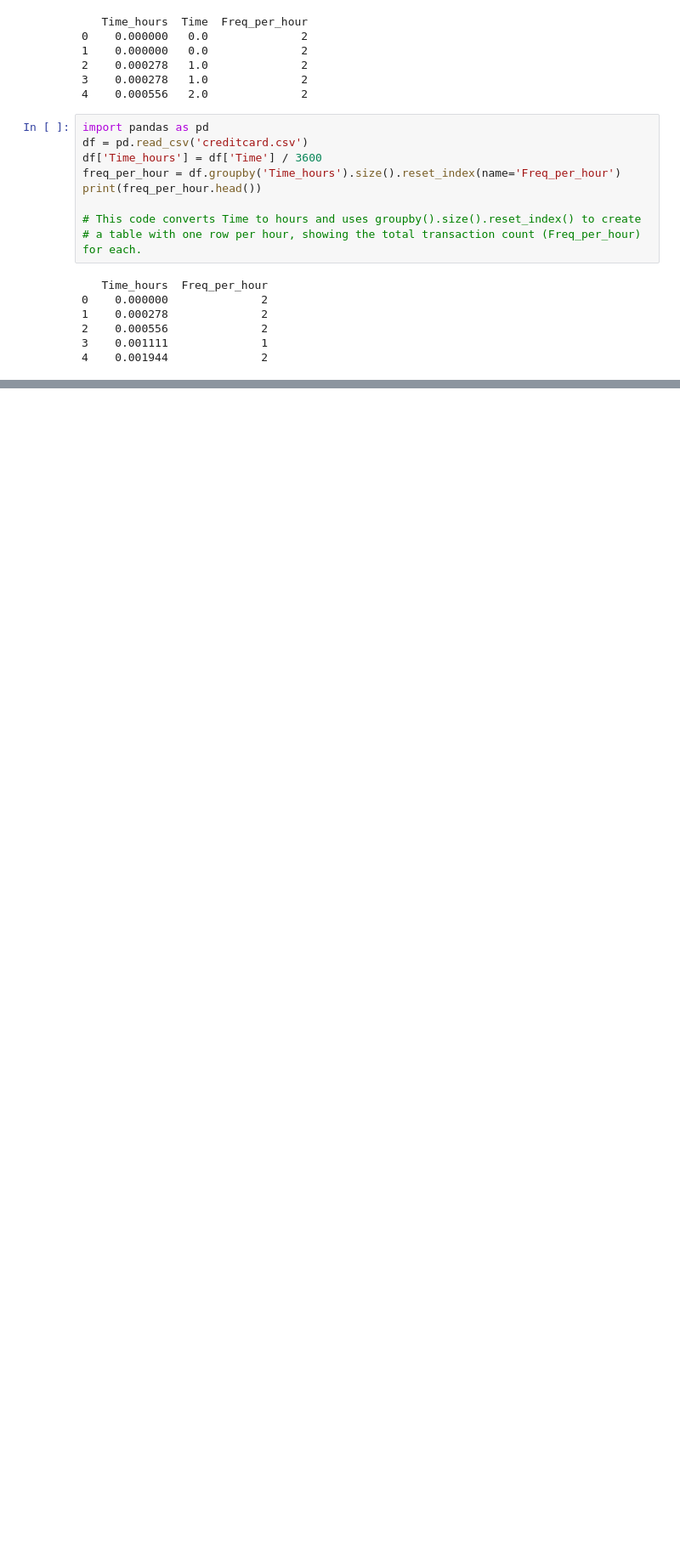
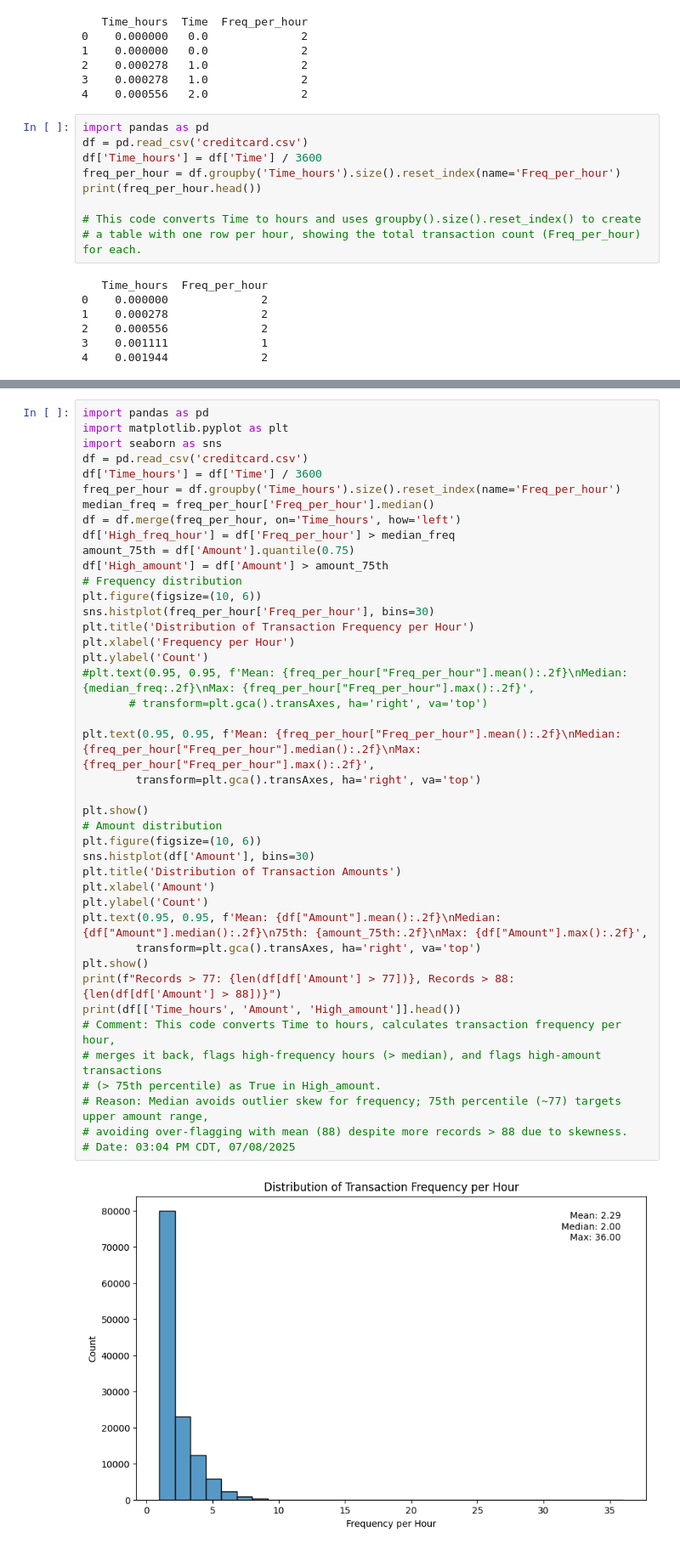
Before and after one commit to SamAGit2/Fraud-Detection-Project, a Jupyter notebook: CreditCard03.ipynb, the cells around one changed output, grey strips where cells are left out. Shown at 85% size. Saved outputs shown, nothing was run; the diff lists cells and outputs as text; blank space fills up the shorter version.

```diff
--- a/CreditCard03.ipynb
+++ b/CreditCard03.ipynb
@@ -32,0 +202,44 @@ print(freq_per_hour.head())
+# %%
+import pandas as pd
+import matplotlib.pyplot as plt
+import seaborn as sns
+df = pd.read_csv('creditcard.csv')
+df['Time_hours'] = df['Time'] / 3600
+freq_per_hour = df.groupby('Time_hours').size().reset_index(name='Freq_per_hour')
+median_freq = freq_per_hour['Freq_per_hour'].median()
+df = df.merge(freq_per_hour, on='Time_hours', how='left')
+df['High_freq_hour'] = df['Freq_per_hour'] > median_freq
+amount_75th = df['Amount'].quantile(0.75)
+df['High_amount'] = df['Amount'] > amount_75th
+# Frequency distribution
+plt.figure(figsize=(10, 6))
+sns.histplot(freq_per_hour['Freq_per_hour'], bins=30)
+plt.title('Distribution of Transaction Frequency per Hour')
+plt.xlabel('Frequency per Hour')
+plt.ylabel('Count')
+#plt.text(0.95, 0.95, f'Mean: {freq_per_hour["Freq_per_hour"].mean():.2f}\nMedian: {median_freq:.2f}\nMax: {freq_per_hour["Freq_per_hour"].max():.2f}',
+       # transform=plt.gca().transAxes, ha='right', va='top')
+
+plt.text(0.95, 0.95, f'Mean: {freq_per_hour["Freq_per_hour"].mean():.2f}\nMedian: {freq_per_hour["Freq_per_hour"].median():.2f}\nMax: {freq_per_hour["Freq_per_hour"].max():.2f}',
+        transform=plt.gca().transAxes, ha='right', va='top')
+
+plt.show()
+# Amount distribution
+plt.figure(figsize=(10, 6))
+sns.histplot(df['Amount'], bins=30)
+plt.title('Distribution of Transaction Amounts')
+plt.xlabel('Amount')
+plt.ylabel('Count')
+plt.text(0.95, 0.95, f'Mean: {df["Amount"].mean():.2f}\nMedian: {df["Amount"].median():.2f}\n75th: {amount_75th:.2f}\nMax: {df["Amount"].max():.2f}',
+        transform=plt.gca().transAxes, ha='right', va='top')
+plt.show()
+print(f"Records > 77: {len(df[df['Amount'] > 77])}, Records > 88: {len(df[df['Amount'] > 88])}")
+print(df[['Time_hours', 'Amount', 'High_amount']].head())
+# Comment: This code converts Time to hours, calculates transaction frequency per hour,
+# merges it back, flags high-frequency hours (> median), and flags high-amount transactions
+# (> 75th percentile) as True in High_amount.
+# Reason: Median avoids outlier skew for frequency; 75th percentile (~77) targets upper amount range,
+# avoiding over-flagging with mean (88) despite more records > 88 due to skewness.
+# Date: 03:04 PM CDT, 07/08/2025
+# %% [output]
+[figure, added]
```
Also changed, not shown: parts of 38 cells of this notebook.
